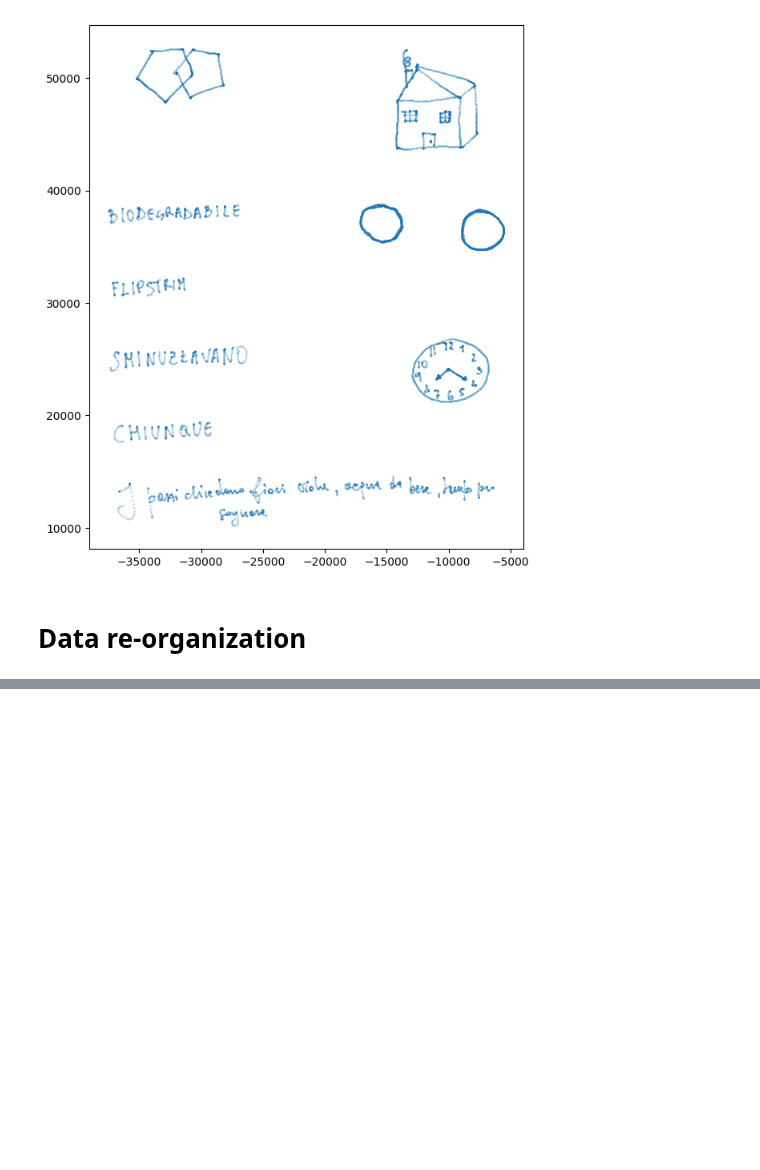
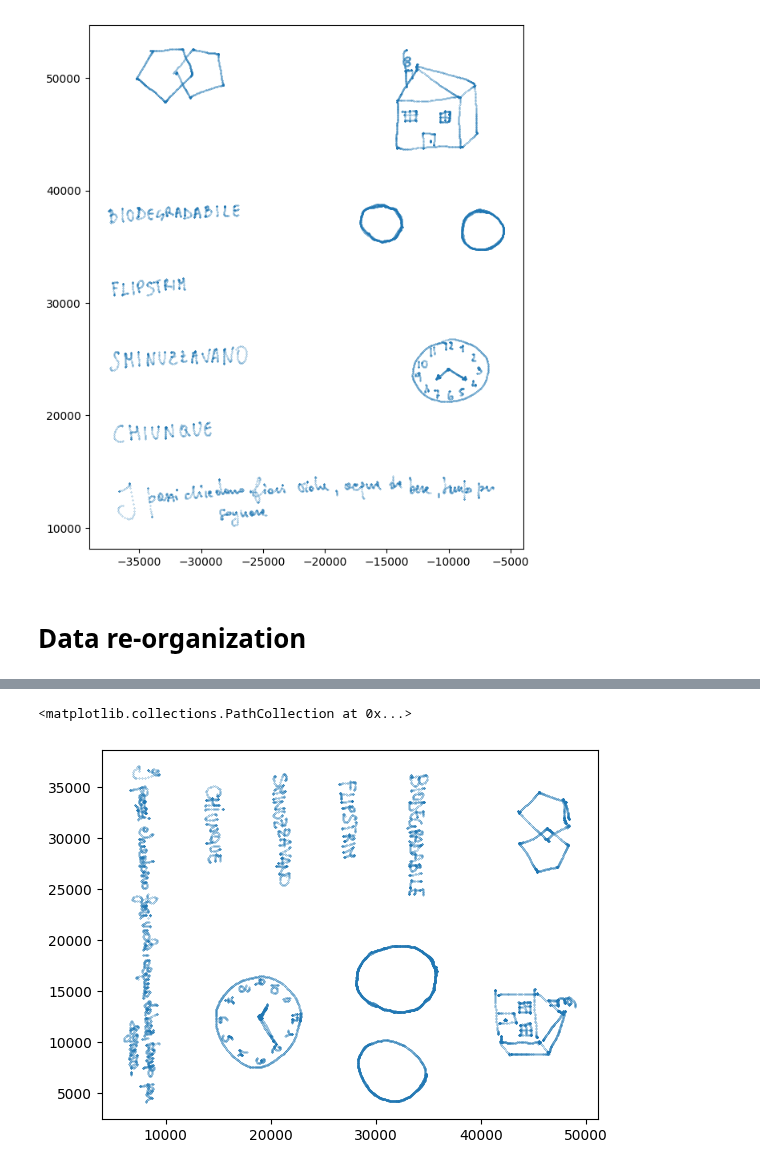
Before and after one commit to PosgradoMNA/Proyecto_Integrador_Equipo_11, a Jupyter notebook: notebooks/DataPreparation.ipynb, the cells around one changed output, grey strips where cells are left out. Drawn from its saved outputs; the diff is of its cells as text; code cells hidden in the pictures; blank space fills up the shorter version.

Commit message:
ftr: timeseries data separated on pen_status

```diff
--- a/notebooks/DataPreparation.ipynb
+++ b/notebooks/DataPreparation.ipynb
@@ -99,10 +99,9 @@ labeled_data.to_parquet('../data/raw_binary/labeled_data.parquet')
 whole_df = whole_df.sort_values(by=["id", "timestamp"])
 
 # Group by subject and aggregate x-position and y-position as lists
-data_as_array_df = whole_df.groupby("id").agg({
+data_as_array_df = whole_df.groupby(["id", "pen_status"]).agg({
     "x": list,
     "y": list,
-    "pen_status": list,
     "timestamp": list,
     "azimuth": list,
     "altitude": list,
@@ -151,2 +150,8 @@ labeled_data_as_timeseries
 # %%
 labeled_data_as_timeseries.to_parquet('../data/raw_binary/labeled_data_timeseries.parquet')
+# %%
+subject_data = labeled_data_as_timeseries.iloc[1]
+plt.scatter(subject_data['x'], subject_data['y'], s=0.05 )
+# %% [output]
+<matplotlib.collections.PathCollection at 0x...>
+[figure, added]
```
Also changed, not shown: parts of 3 cells of this notebook, 1 other file.
